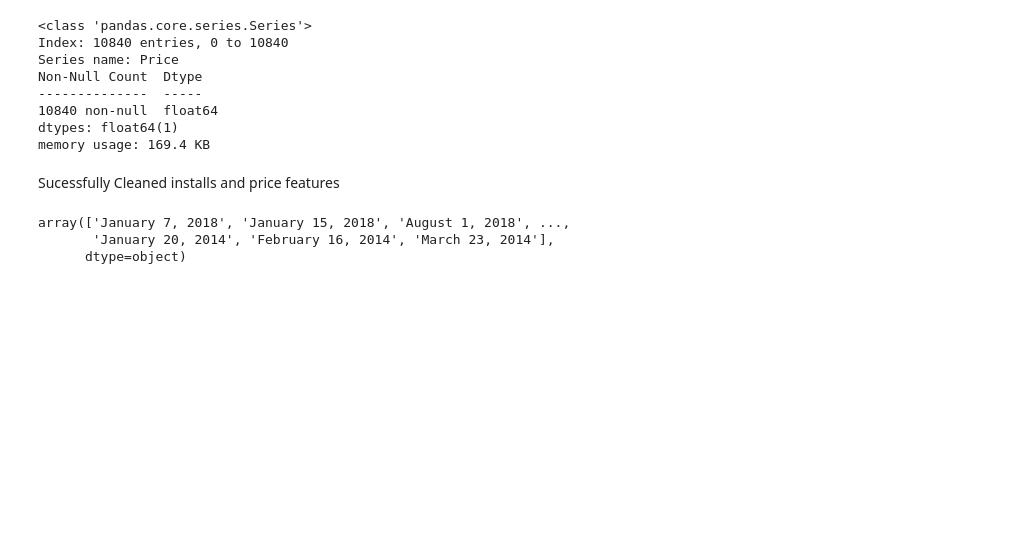
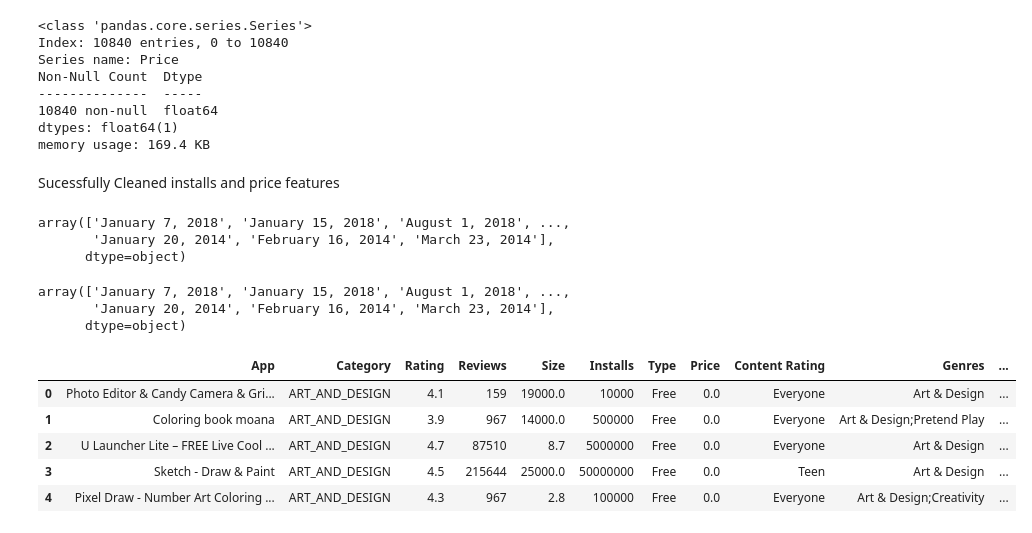
Before and after one commit to bskrishna2006/Exploratory-Data-analysis, a Jupyter notebook: EDA for play store/main.ipynb, the cells around one changed output. Saved outputs shown, nothing was run; the diff lists cells and outputs as text; code cells hidden in the pictures; blank space fills up the shorter version.

```diff
--- a/EDA for play store/main.ipynb
+++ b/EDA for play store/main.ipynb
@@ -327,3 +327,24 @@ df['Last Updated'].unique()
 array(['January 7, 2018', 'January 15, 2018', 'August 1, 2018', ...,
        'January 20, 2014', 'February 16, 2014', 'March 23, 2014'],
       dtype=object)
+# %%
+# Now get back to the date columns
+df['Last Updated'].unique()
+# %% [output]
+array(['January 7, 2018', 'January 15, 2018', 'August 1, 2018', ...,
+       'January 20, 2014', 'February 16, 2014', 'March 23, 2014'],
+      dtype=object)
+# %%
+df['Last Updated'] = pd.to_datetime(df['Last Updated'])
+df['Day'] = df['Last Updated'].dt.day #dt extracts the day,date and year
+df['Month'] = df['Last Updated'].dt.month
+df['Year'] = df['Last Updated'].dt.year
+# %%
+df.head()
+# %% [output]
+|  | App | Category | Rating | Reviews | Size | Installs | Type | Price | Content Rating | Genres | ... |
+| 0 | Photo Editor & Candy Camera & Gri... | ART_AND_DESIGN | 4.1 | 159 | 19000.0 | 10000 | Free | 0.0 | Everyone | Art & Design | ... |
+| 1 | Coloring book moana | ART_AND_DESIGN | 3.9 | 967 | 14000.0 | 500000 | Free | 0.0 | Everyone | Art & Design;Pretend Play | ... |
+| 2 | U Launcher Lite – FREE Live Cool ... | ART_AND_DESIGN | 4.7 | 87510 | 8.7 | 5000000 | Free | 0.0 | Everyone | Art & Design | ... |
+| 3 | Sketch - Draw & Paint | ART_AND_DESIGN | 4.5 | 215644 | 25000.0 | 50000000 | Free | 0.0 | Teen | Art & Design | ... |
+| 4 | Pixel Draw - Number Art Coloring ... | ART_AND_DESIGN | 4.3 | 967 | 2.8 | 100000 | Free | 0.0 | Everyone | Art & Design;Creativity | ... |
```
Also changed, not shown: parts of 2 cells of this notebook, 1 other file.
